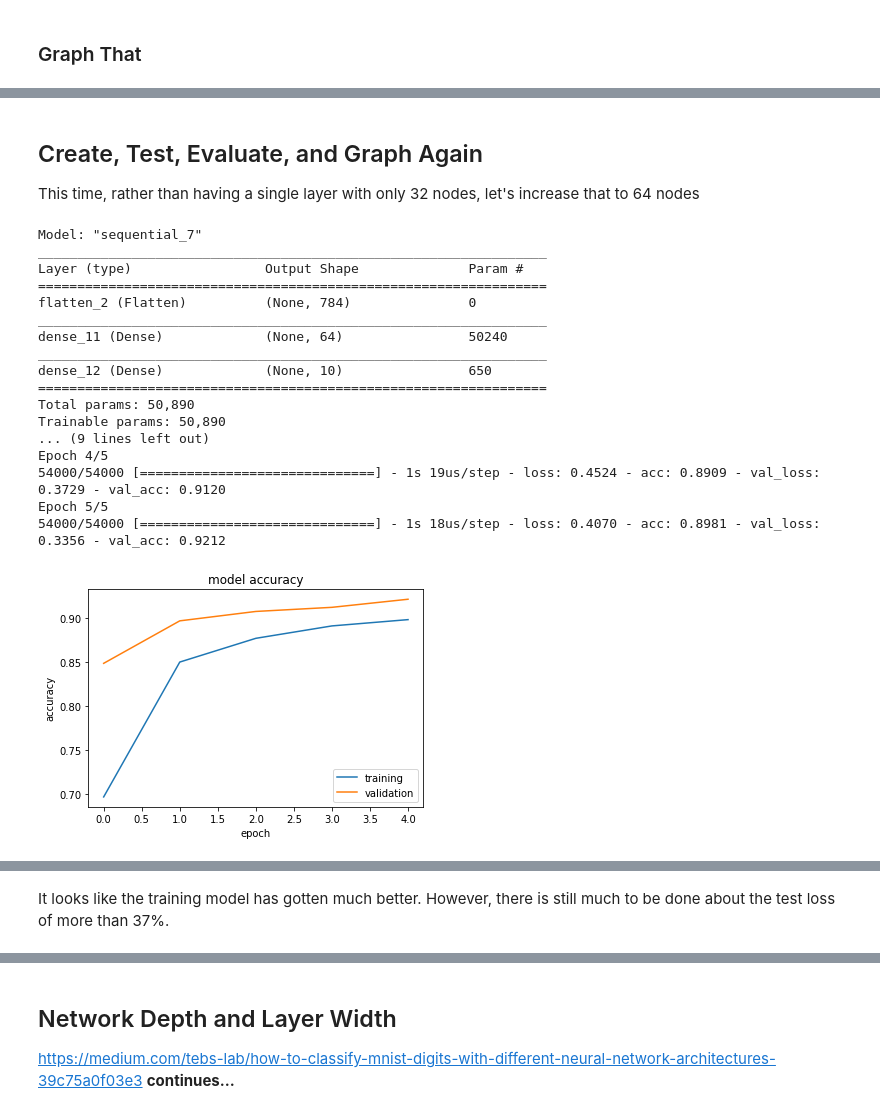
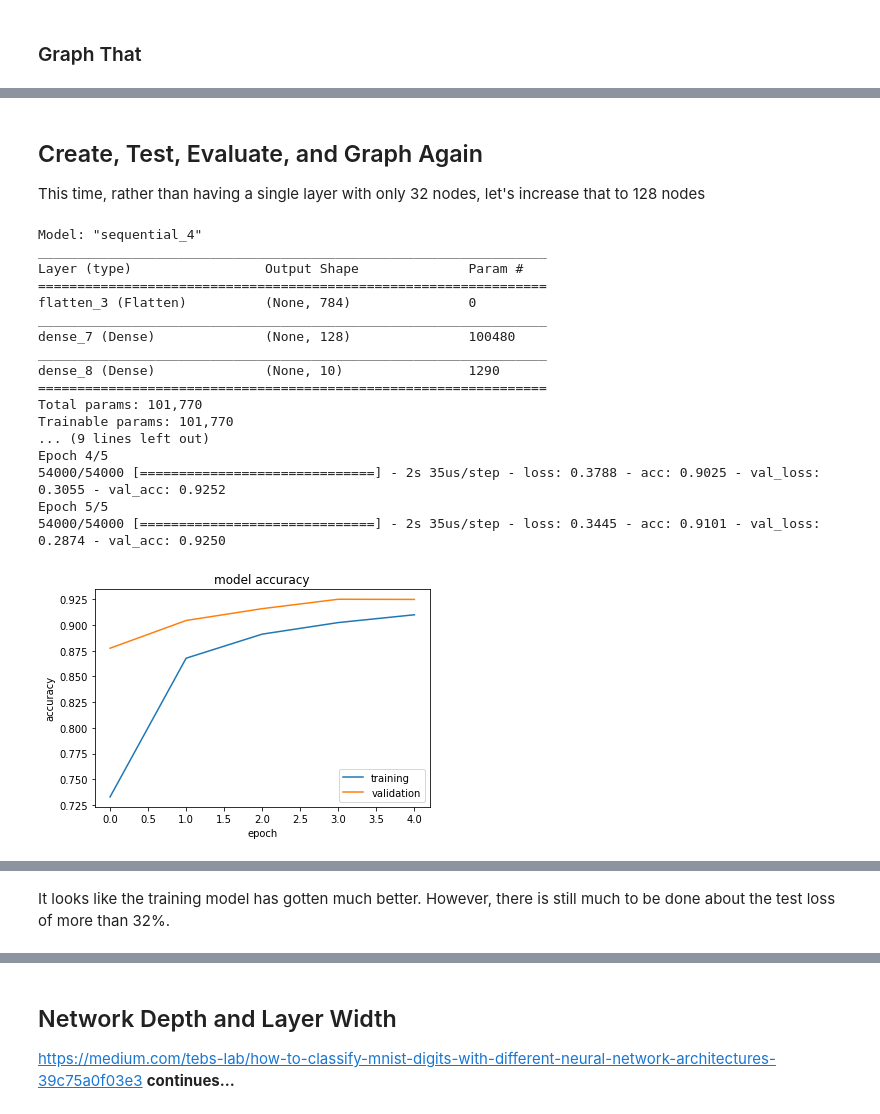
Before and after one commit to stmarple/MachineLearningWithTensorFlow, a Jupyter notebook: FFNN_MNST.ipynb, the cells around one changed output, grey strips where cells are left out. Cells and saved outputs as stored; diff of their text form; code cells hidden in the pictures.

```diff
--- a/FFNN_MNST.ipynb
+++ b/FFNN_MNST.ipynb
@@ -208,47 +228,47 @@ Test accuracy: 0.905
 # %% [markdown]
 ## Create, Test, Evaluate, and Graph Again
-This time, rather than having a single layer with only 32 nodes, let's increase that to 64 nodes
+This time, rather than having a single layer with only 32 nodes, let's increase that to 128 nodes
 # %%
 image_size = 784 # 28*28
 num_classes = 10 # ten unique digits
 
 model = Sequential()
 model.add(Flatten(input_shape=(28, 28)))
-model.add(Dense(units=64, activation='sigmoid', input_shape=(image_size,))) # increase from 32 nodes to 64 **
+model.add(Dense(units=128, activation='sigmoid', input_shape=(image_size,))) # increase from 32 nodes to 128 **
 model.add(Dense(units=num_classes, activation='softmax'))
 model.summary()
 
 model.compile(optimizer="sgd", loss='categorical_crossentropy', metrics=['accuracy'])
 
 history = model.fit(x_train, y_train, batch_size=128, epochs=5, validation_split=0.1)
 loss, accuracy  = model.evaluate(x_test, y_test, verbose=False)
 
 plt.plot(history.history['acc'])
 plt.plot(history.history['val_acc'])
 plt.title('model accuracy')
 plt.ylabel('accuracy')
 plt.xlabel('epoch')
 plt.legend(['training', 'validation'], loc='best')
 plt.show()
 
 print(f'Test loss: {loss:.3}')
 print(f'Test accuracy: {accuracy:.3}')
 # %% [output]
-Model: "sequential_7"
+Model: "sequential_4"
 _________________________________________________________________
 Layer (type)                 Output Shape              Param #
 =================================================================
-flatten_2 (Flatten)          (None, 784)               0
+flatten_3 (Flatten)          (None, 784)               0
 _________________________________________________________________
-dense_11 (Dense)             (None, 64)                50240
+dense_7 (Dense)              (None, 128)               100480
 _________________________________________________________________
-dense_12 (Dense)             (None, 10)                650
+dense_8 (Dense)              (None, 10)                1290
 =================================================================
-Total params: 50,890
-Trainable params: 50,890
+Total params: 101,770
+Trainable params: 101,770
 ... (9 lines left out)
 Epoch 4/5
-54000/54000 [==============================] - 1s 19us/step - loss: 0.4524 - acc: 0.8909 - val_loss: 0.3729 - val_acc: 0.9120
+54000/54000 [==============================] - 2s 35us/step - loss: 0.3788 - acc: 0.9025 - val_loss: 0.3055 - val_acc: 0.9252
 Epoch 5/5
-54000/54000 [==============================] - 1s 18us/step - loss: 0.4070 - acc: 0.8981 - val_loss: 0.3356 - val_acc: 0.9212
+54000/54000 [==============================] - 2s 35us/step - loss: 0.3445 - acc: 0.9101 - val_loss: 0.2874 - val_acc: 0.9250
-[figure, old version]
+[figure, new version]
@@ -257,2 +277,2 @@ Test accuracy: 0.907
 # %% [markdown]
-It looks like the training model has gotten much better.  However, there is still much to be done about the test loss of more than 37%.
+It looks like the training model has gotten much better.  However, there is still much to be done about the test loss of more than 32%.
```
Also changed, not shown: parts of 11 cells of this notebook.
